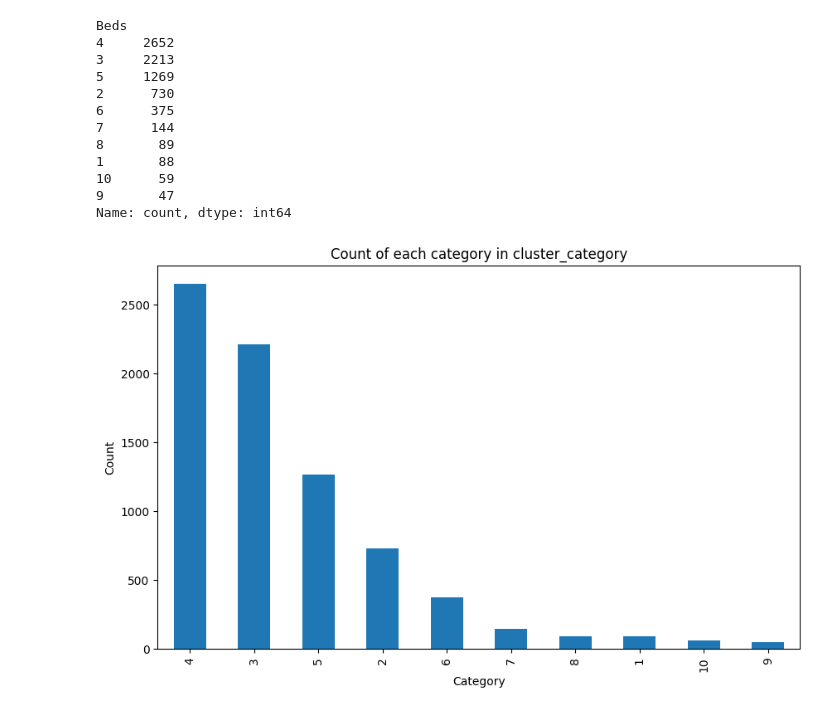
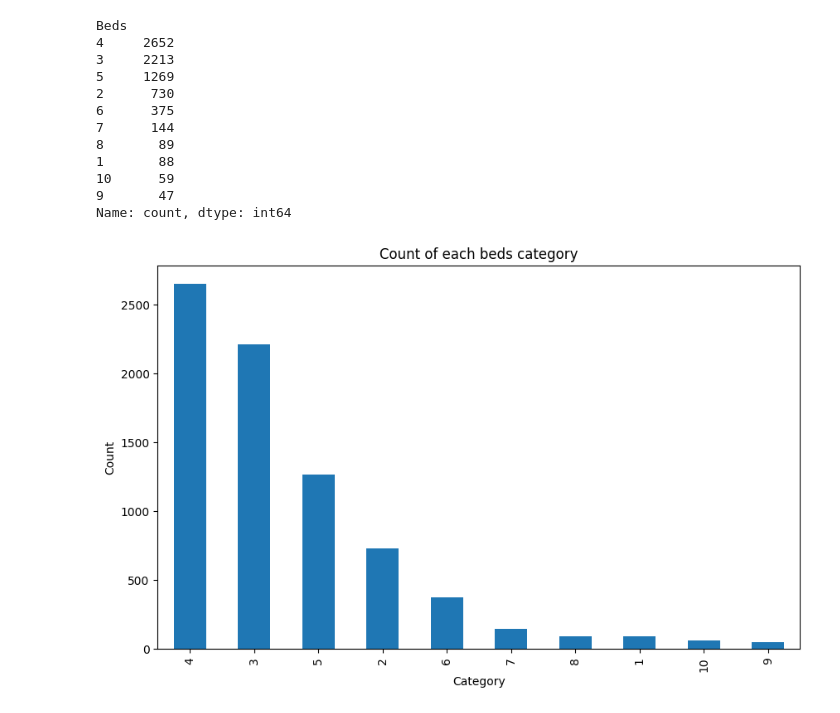
Before and after one commit to Aabidh1/machine-learning-models-, a Jupyter notebook: House price estiamation sri lanka/Srilankahouse.ipynb, the cells around one changed output. Cells and saved outputs as stored; diff of their text form; code cells hidden in the pictures.

```diff
--- a/House price estiamation sri lanka/Srilankahouse.ipynb
+++ b/House price estiamation sri lanka/Srilankahouse.ipynb
@@ -333,17 +337,17 @@ Name: count, dtype: int64
 # %%
 import matplotlib.pyplot as plt
 # Count the occurrences of each category
 category_counts = df['Beds'].value_counts()
 
 # Create a bar plot
 plt.figure(figsize=(10, 6))
 category_counts.plot(kind='bar')
-plt.title('Count of each category in cluster_category')
+plt.title('Count of each beds category')
 plt.xlabel('Category')
 plt.ylabel('Count')
 plt.show()
 # %% [output]
-[figure, old version]
+[figure, new version]
 # %%
 import matplotlib.pyplot as plt
 # Count the occurrences of each category
```
Also changed, not shown: parts of 7 cells of this notebook.
